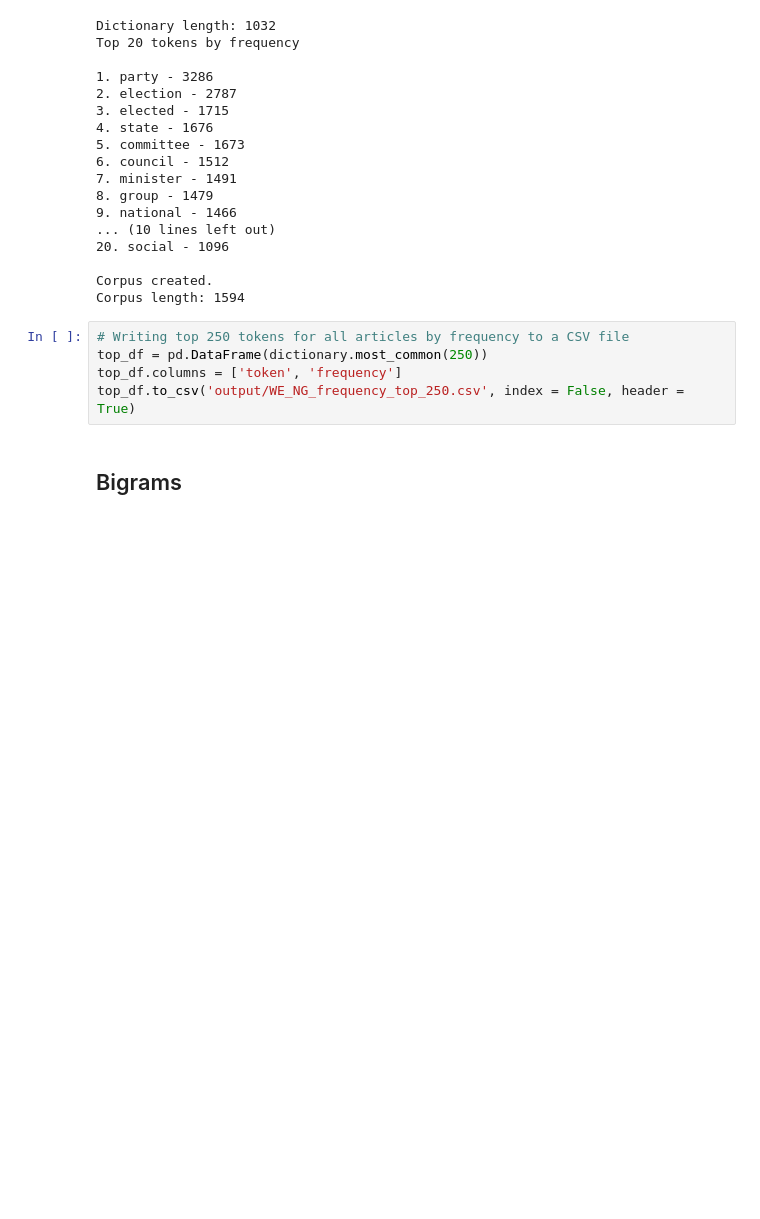
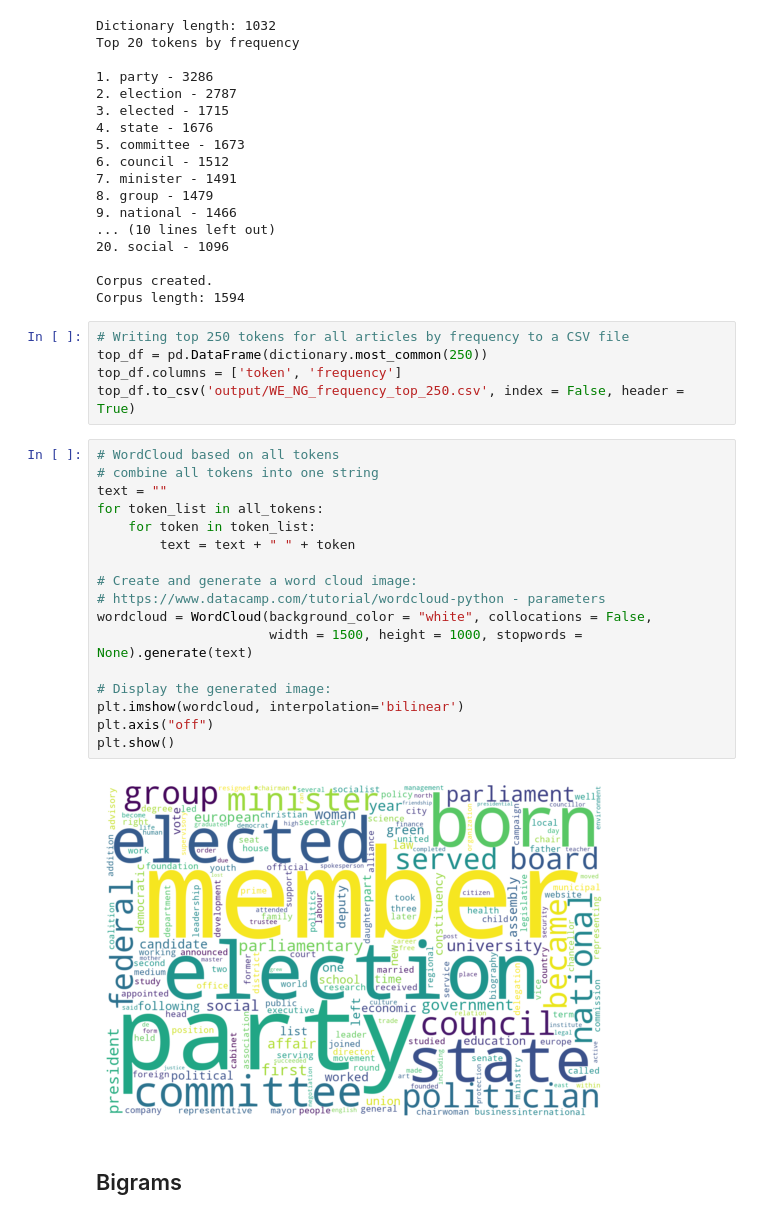
Before and after one commit to darkdonna/wiki_nlp, a Jupyter notebook: Western Europe Wiki/WE Wiki - NoGeo.ipynb, the cells around one changed output. Saved outputs shown, nothing was run; the diff lists cells and outputs as text; blank space fills up the shorter version.

Commit message:
WordCloud added
WordCloud visualisation added to all the files

```diff
--- a/Western Europe Wiki/WE Wiki - NoGeo.ipynb
+++ b/Western Europe Wiki/WE Wiki - NoGeo.ipynb
@@ -186,6 +187,25 @@ Corpus length: 1594
 top_df = pd.DataFrame(dictionary.most_common(250))
 top_df.columns = ['token', 'frequency']
 top_df.to_csv('output/WE_NG_frequency_top_250.csv', index = False, header = True)
+# %%
+# WordCloud based on all tokens
+# combine all tokens into one string
+text = ""
+for token_list in all_tokens:
+    for token in token_list:
+        text = text + " " + token
+
+# Create and generate a word cloud image:
+# https://www.datacamp.com/tutorial/wordcloud-python - parameters
+wordcloud = WordCloud(background_color = "white", collocations = False,
+                      width = 1500, height = 1000, stopwords = None).generate(text)
+
+# Display the generated image:
+plt.imshow(wordcloud, interpolation='bilinear')
+plt.axis("off")
+plt.show()
+# %% [output]
+[figure, added]
 # %% [markdown]
 ## Bigrams
 # %%
```
Also changed, not shown: parts of 1 cell of this notebook, 1 other file.
